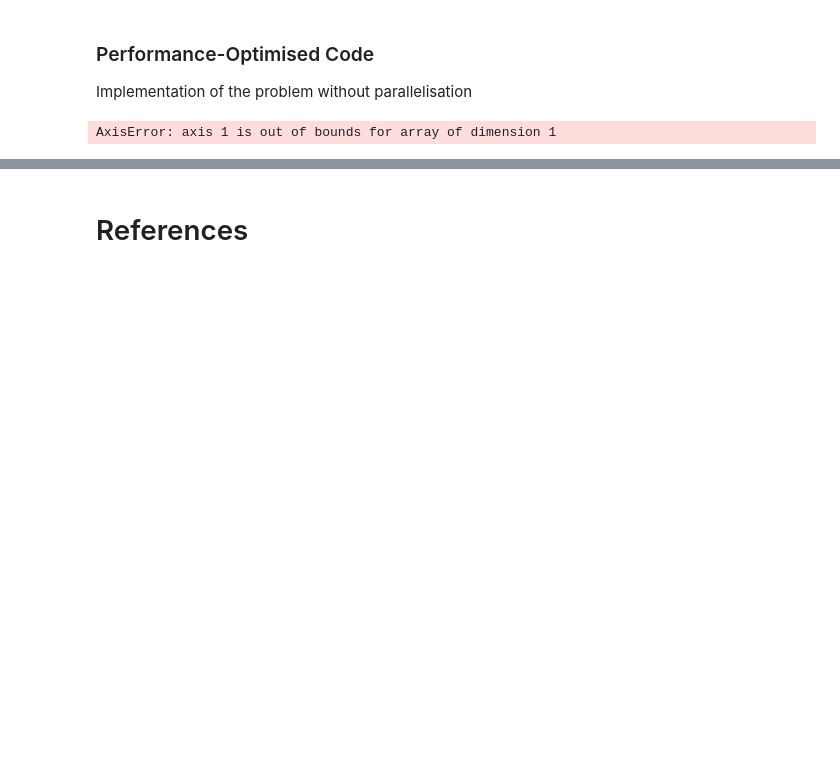
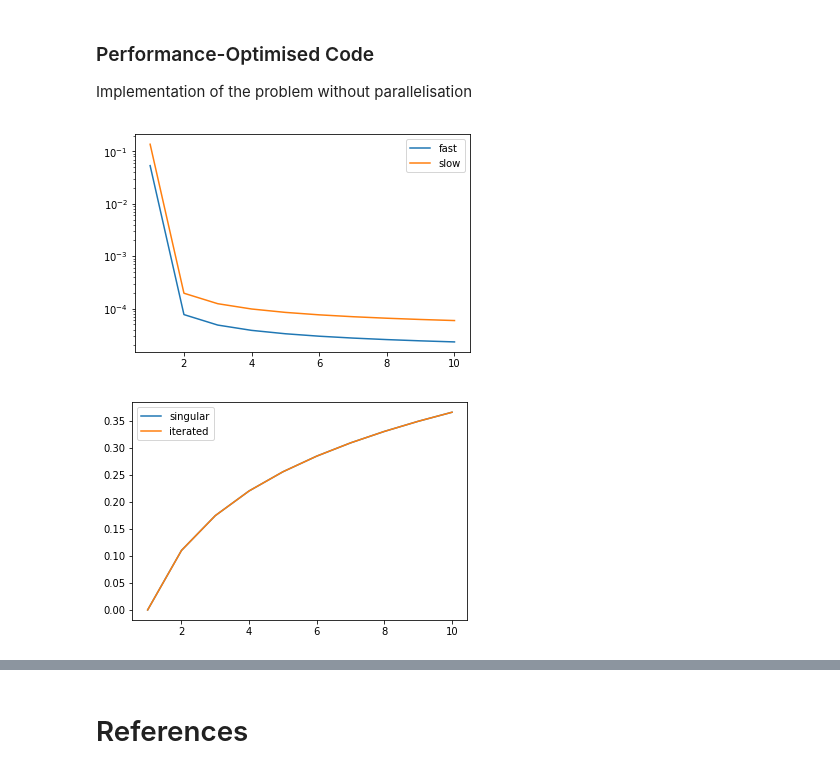
Before and after one commit to sheeshee/High-Performance-Computing-Coursework, a Jupyter notebook: Assignment 1/Assignment 1 Submission.ipynb, the cells around one changed output, grey strips where cells are left out. Cells and saved outputs as stored; diff of their text form; code cells hidden in the pictures; blank space fills up the shorter version.

```diff
--- a/Assignment 1/Assignment 1 Submission.ipynb
+++ b/Assignment 1/Assignment 1 Submission.ipynb
@@ -640,20 +619,17 @@ def fast_calculate_multi_radii(low, high, R, M, y, iterations):
 # %%
-N = int(1e2)
-low = 1.001
-high = 10
-R = 10
-M = 10
-iterations = 100
+y = spawn_y(N)
 exact = single_centre_multi_radii(low, high, R)
-exper = calculate_multi_radii(low, high, R, M, N)
-Ef = relative_error(exact, exper)
+exper = fast_calculate_multi_radii(low, high, R, M, N, 100)
+Ef = relative_error(exact, exper.reshape(R, 1))
 r = r_linspace(low, high, R)
-plt.semilogy(r, Ef)
-plt.semilogy(r, Es)
+plt.semilogy(r, Ef, label='fast')
+plt.semilogy(r, E_slow, label='slow')
+plt.legend()
 plt.show()
-plt.plot(r, exper)
-plt.plot(r, exact)
+plt.plot(r, exact, label='singular')
+plt.plot(r, exper, label='iterated')
+plt.legend()
 plt.show()
-exper
 # %% [output]
-AxisError: axis 1 is out of bounds for array of dimension 1
+[figure, added]
+[figure, added]
```
Also changed, not shown: parts of 12 cells of this notebook.
